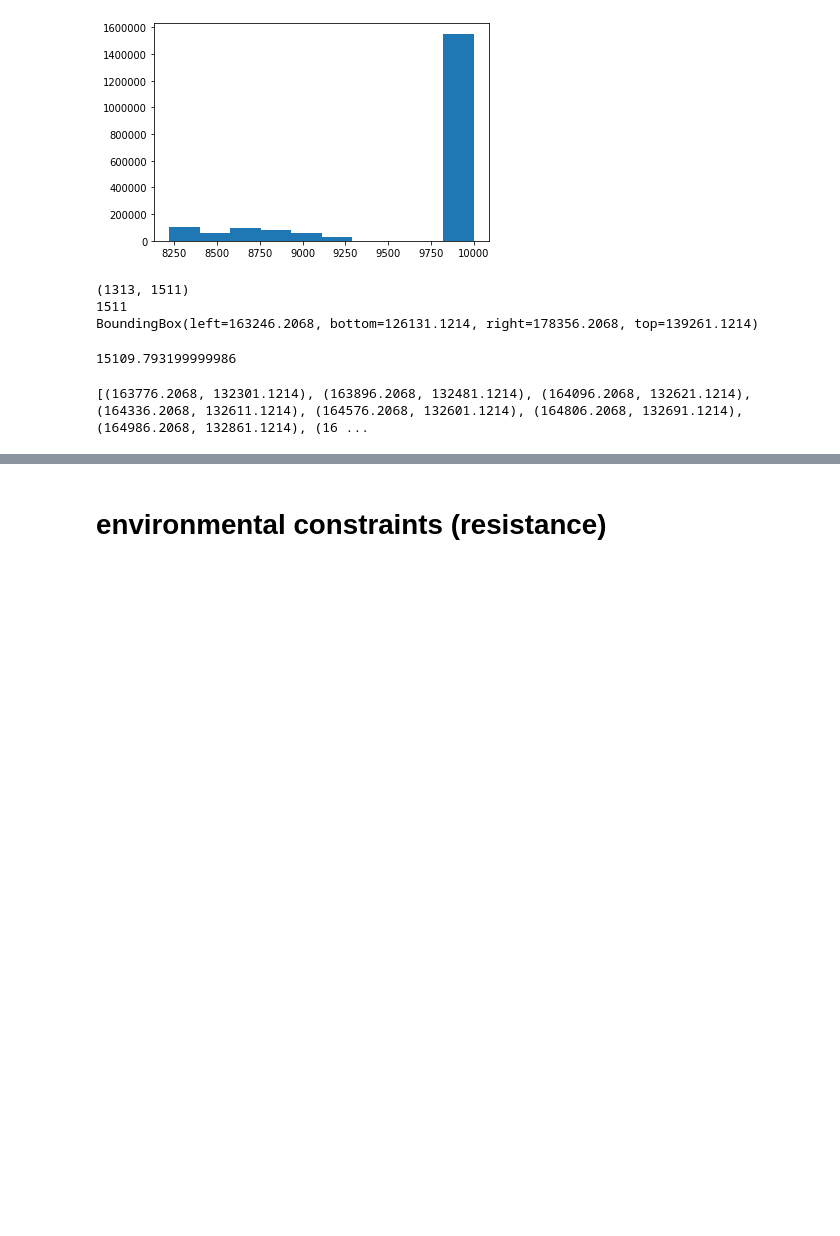
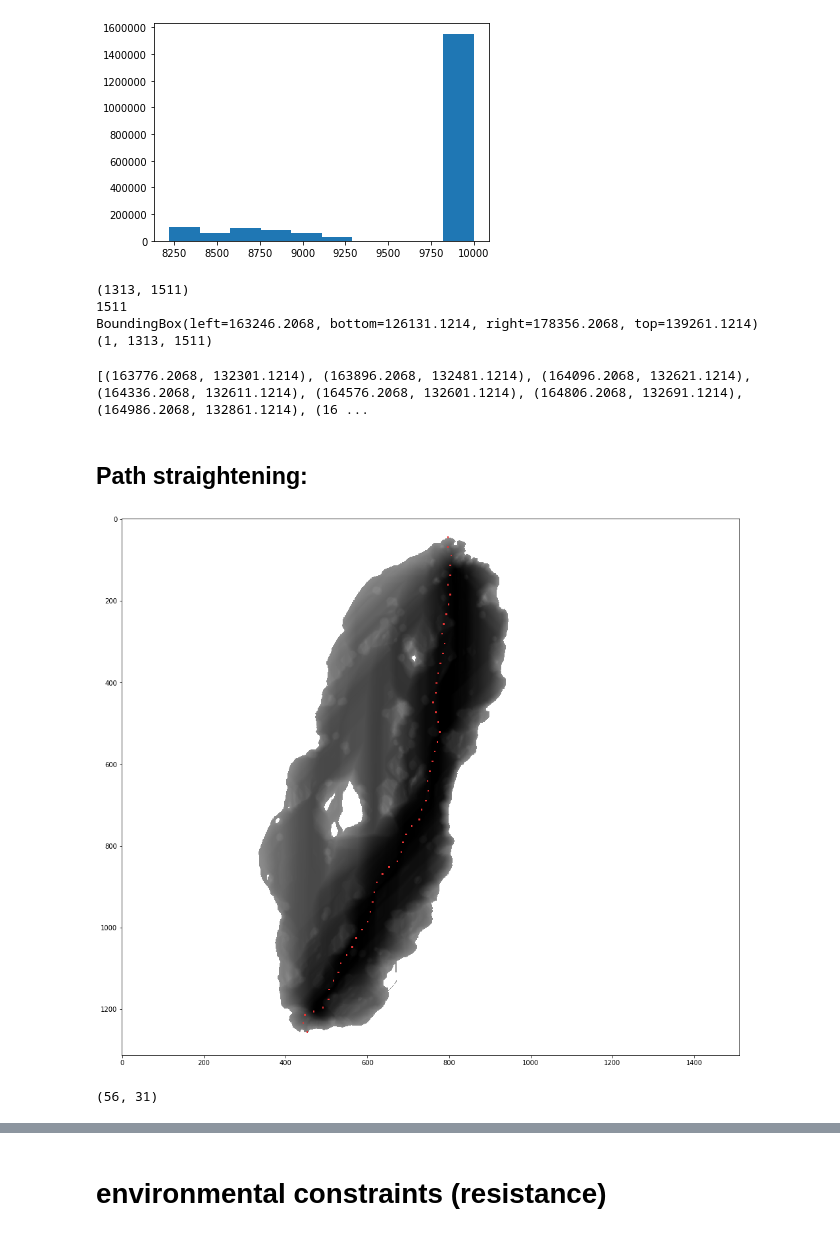
Before and after one commit to NinaWie/PowerPlanner, a Jupyter notebook: notebooks/constraints.ipynb, the cells around one changed output, grey strips where cells are left out. Cells and saved outputs as stored; diff of their text form; code cells hidden in the pictures; blank space fills up the shorter version.

```diff
--- a/notebooks/constraints.ipynb
+++ b/notebooks/constraints.ipynb
@@ -25,7 +25,7 @@ plt.show()
 [figure]
 # %%
 import json
-with open("../outputs/path_result_whole_instance.json", "r") as infile:
+with open("../outputs/path_94791.json", "r") as infile:
     path = json.load(infile)
 # %%
 from rasterio import features
@@ -50,14 +50,13 @@ with rasterio.open(os.path.join(path_files, "corridor/Corridor_BE.tif")) as data
     print(dataset.width)
     print(dataset.bounds)
     transform_matrix = dataset.transform
+    arr = dataset.read()
+    print(arr.shape)
 # %% [output]
 (1313, 1511)
 1511
 BoundingBox(left=163246.2068, bottom=126131.1214, right=178356.2068, top=139261.1214)
+(1, 1313, 1511)
-# %%
-178356 - 163246.2068
-# %% [output]
-15109.793199999986
 # %%
 coordinates = [transform_matrix*tuple(p) for p in path]
 print(coordinates)
@@ -66,3 +65,9 @@ print(coordinates)
 # %%
 with open("../outputs/path_result_whole_instance_coords.json", "w") as outfile:
     json.dump(coordinates, outfile)
+# %% [markdown]
+## Path straightening:
+# %%
+plot_path(normalize(arr[0]), path, out_path=None)
+# %% [output]
+[figure, added]
@@ -68,0 +80,4 @@ with open("../outputs/path_result_whole_instance_coords.json", "w") as outfile:
+# %%
+len(path),len(straight)
+# %% [output]
+(56, 31)
```
Also changed, not shown: parts of 13 cells of this notebook, 4 other files.
